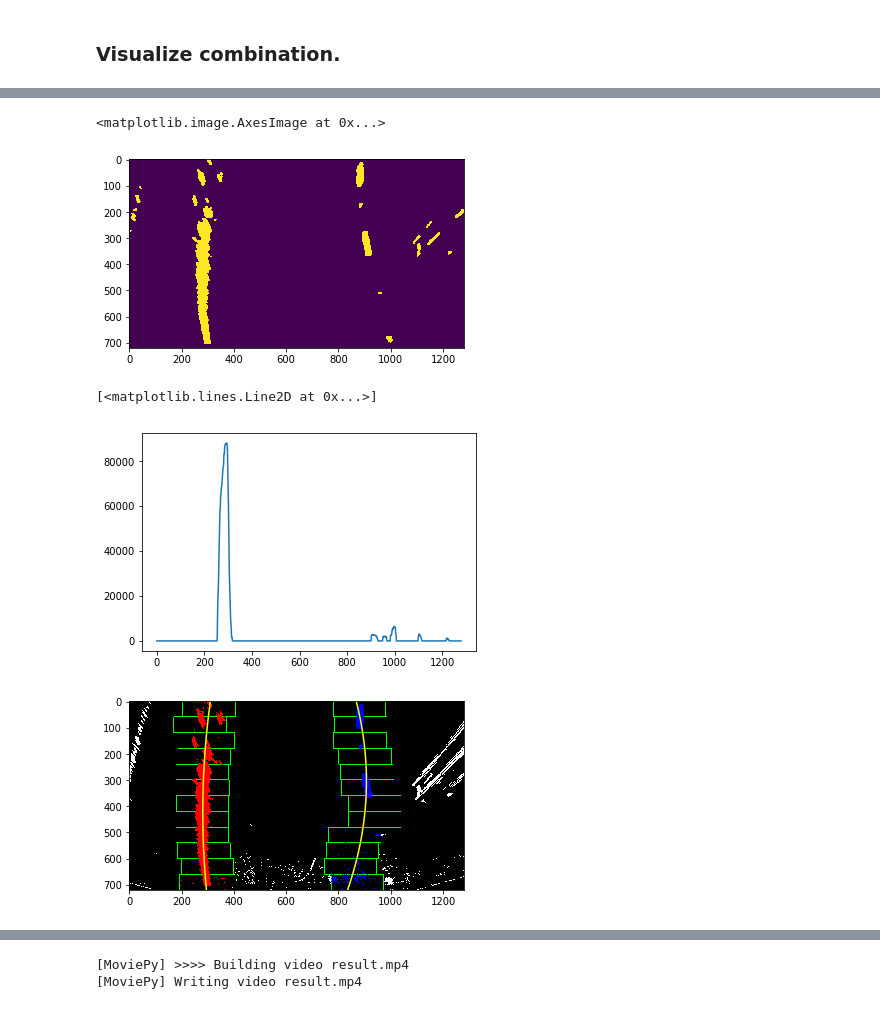
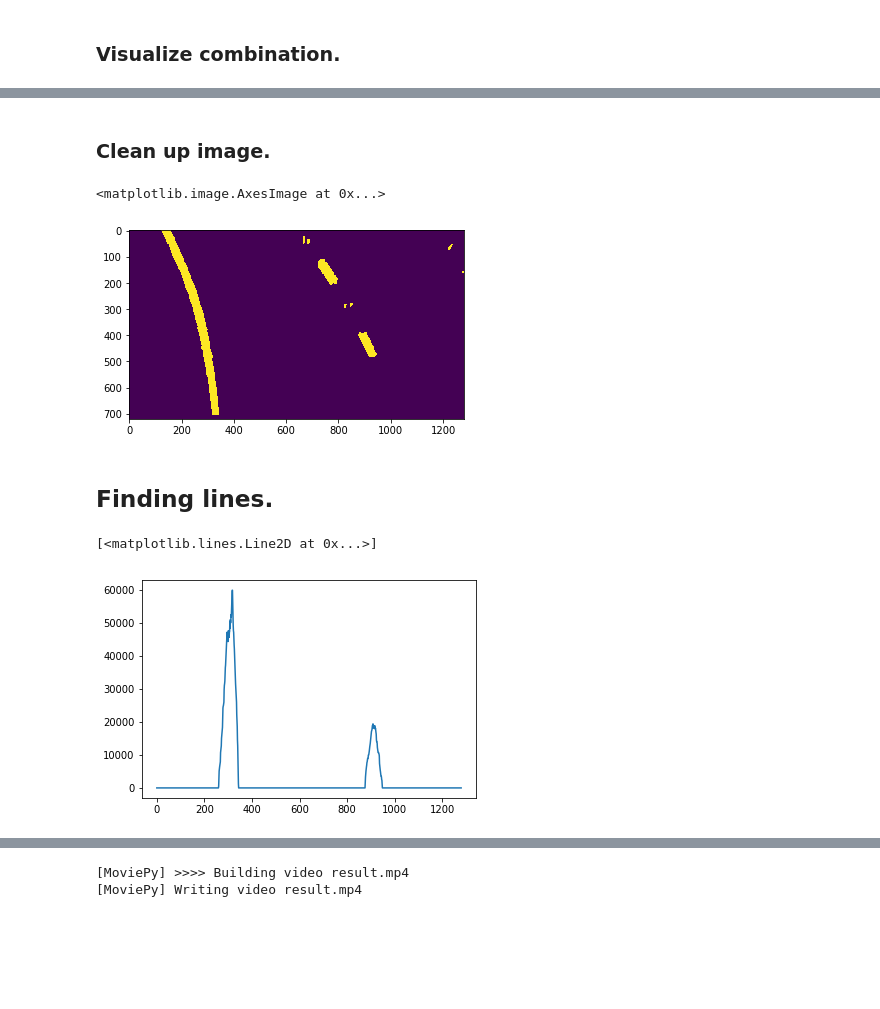
Before and after one commit to vssrcj/advanced-lane-lines, a Jupyter notebook: main.ipynb, the cells around one changed output, grey strips where cells are left out. Drawn from its saved outputs; the diff is of its cells as text; code cells hidden in the pictures; blank space fills up the shorter version.

```diff
--- a/main.ipynb
+++ b/main.ipynb
@@ -120,0 +102,21 @@ ax2.set_title('Warped Image', fontsize=20)
+# %%
+test_img = read_img('test_images/test2.jpg')
+
+warped, M_inv = warp(test_img)
+
+def visualize_warped():
+    drawn_img = test_img.copy()
+    # convert to int32
+    pts = np.array([trap[2], trap[3], trap[1], trap[0]], np.int32)
+    pts = pts.reshape((-1,1,2))
+    cv2.polylines(drawn_img, [pts], True,(255,0,0), thickness=6)
+
+    # Visualization
+    f, (ax1, ax2) = plt.subplots(1, 2, figsize=(20,10))
+    ax1.imshow(drawn_img, interpolation='none')
+    ax1.set_title('Undistorted Image', fontsize=20)
+    ax2.imshow(warped)
+    ax2.set_title('Warped Image', fontsize=20)
+
+
+visualize_warped()
@@ -123,7 +127,7 @@ ax2.set_title('Warped Image', fontsize=20)
 # %%
 # Define a function that takes an image, gradient orientation,
 # and threshold min / max values.
-def abs_sobel_thresh(gray, orient='x', thresh_min=20, thresh_max=100):
+def abs_sobel_thresh(gray, orient='x', thresh_min=20, thresh_max=255):
     # Apply x or y gradient with the OpenCV Sobel() function
     # and take the absolute value
     if orient == 'x':
@@ -179,9 +183,7 @@ def combine_thresholds(img):
     mag_binary = mag_thresh(gray)
     dir_binary = dir_threshold(gray)
     combined_grads = np.zeros_like(gradx)
-    combined_grads[(gradx == 1) | (grady == 1) & (mag_binary == 1) & (dir_binary == 1)] = 1
-    # combined_grads[(grady == 1) & (mag_binary == 1) | (gradx == 1) & (dir_binary == 1)] = 1
-    # combined_grads[(grady == 1) & (mag_binary == 1)] = 1
+    combined_grads[((gradx == 1) & (grady == 1)) | ((mag_binary == 1) & (dir_binary == 1))] = 1
     return combined_grads
 # %% [markdown]
 ### Visualize all gradient thresholds.
@@ -270,11 +272,13 @@ print_channels(hsv_channels(warped), ['H','S','V'])
 # %%
 def combine_colors(img):
-    [r,g,b] = rgb_channels(img)
-    s = hls_channels(img)[2]
-    h = hsv_channels(img)[0]
-    combined = np.zeros_like(r)
-    combined[((r == 1) & (g == 1)) | ((s == 1) & (h == 1))] = 1
-    return combined
+    [red, green, blue] = rgb_channels(img)
+    sat = hls_channels(img)[2]
+    hue = hsv_channels(img)[0]
+    combined_colors = np.zeros_like(red)
+    combined_colors[
+        ((red == 1) & (green == 1)) | ((sat == 1) & (hue == 1))
+    ] = 1
+    return combined_colors
 
 combined_colors = combine_colors(warped)
 plt.imshow(combined_colors, cmap='gray')
@@ -308,23 +312,27 @@ ax2.set_title('Thresholded x-derivative', fontsize=20)
+# %% [markdown]
+### Clean up image.
 # %%
 def remove_impurities(binary_img):
     BW = binary_img
     minThick = 8 # Define minimum thickness
     se = cv2.getStructuringElement(cv2.MORPH_ELLIPSE, (minThick,minThick)) # define a disk element
     finalBW = 255*cv2.morphologyEx(BW.astype('uint8'), cv2.MORPH_OPEN, se) # "chop" half thickness from mask and dilate the eroded mask
     return finalBW
     # Find invalid area
     # invalidArea = 255*np.logical_and(BW, np.logical_not(finalBW)).astype('uint8')
     # plt.imshow(finalBW)
     # combined_both = finalBW
 
-bin_img = remove_impurities(combined_both)
-plt.imshow(bin_img)
+binary_lines = remove_impurities(combined_both)
+plt.imshow(binary_lines)
 # %% [output]
 <matplotlib.image.AxesImage at 0x...>
-[figure, old version]
+[figure, new version]
+# %% [markdown]
+## Finding lines.
 # %%
-histogram = np.sum(bin_img[bin_img.shape[0]//2:,:], axis=0)
+histogram = np.sum(binary_lines[binary_lines.shape[0]//2:,:], axis=0)
 plt.plot(histogram)
 # %% [output]
 [<matplotlib.lines.Line2D at 0x...>]
-[figure, old version]
+[figure, new version]
@@ -407,25 +472,0 @@ def get_sliding_windows(binary_img):
-# %%
-def visualize_sliding_windows(binary_warped, sliding_windows):
-    (out_img, left_fit, right_fit, nonzeroy, nonzerox,
-     left_lane_inds, right_lane_inds
-    ) = sliding_windows
-
-    # Generate x and y values for plotting
-    ploty = np.linspace(0, binary_warped.shape[0]-1, binary_warped.shape[0] )
-    left_fitx = left_fit[0]*ploty**2 + left_fit[1]*ploty + left_fit[2]
-    right_fitx = right_fit[0]*ploty**2 + right_fit[1]*ploty + right_fit[2]
-
-    out_img[nonzeroy[left_lane_inds], nonzerox[left_lane_inds]] = [255, 0, 0]
-    out_img[nonzeroy[right_lane_inds], nonzerox[right_lane_inds]] = [0, 0, 255]
-    plt.imshow(out_img)
-    plt.plot(left_fitx, ploty, color='yellow')
-    plt.plot(right_fitx, ploty, color='yellow')
-    # plt.xlim(0, 1280)
-    # plt.ylim(720, 0)left_lane_inds
-
-
-sliding_windows = get_sliding_windows(combined_both)
-
-visualize_sliding_windows(combined_both, sliding_windows)
-# %% [output]
-[figure, removed]
```
Also changed, not shown: parts of 31 cells of this notebook, 1 other file.
